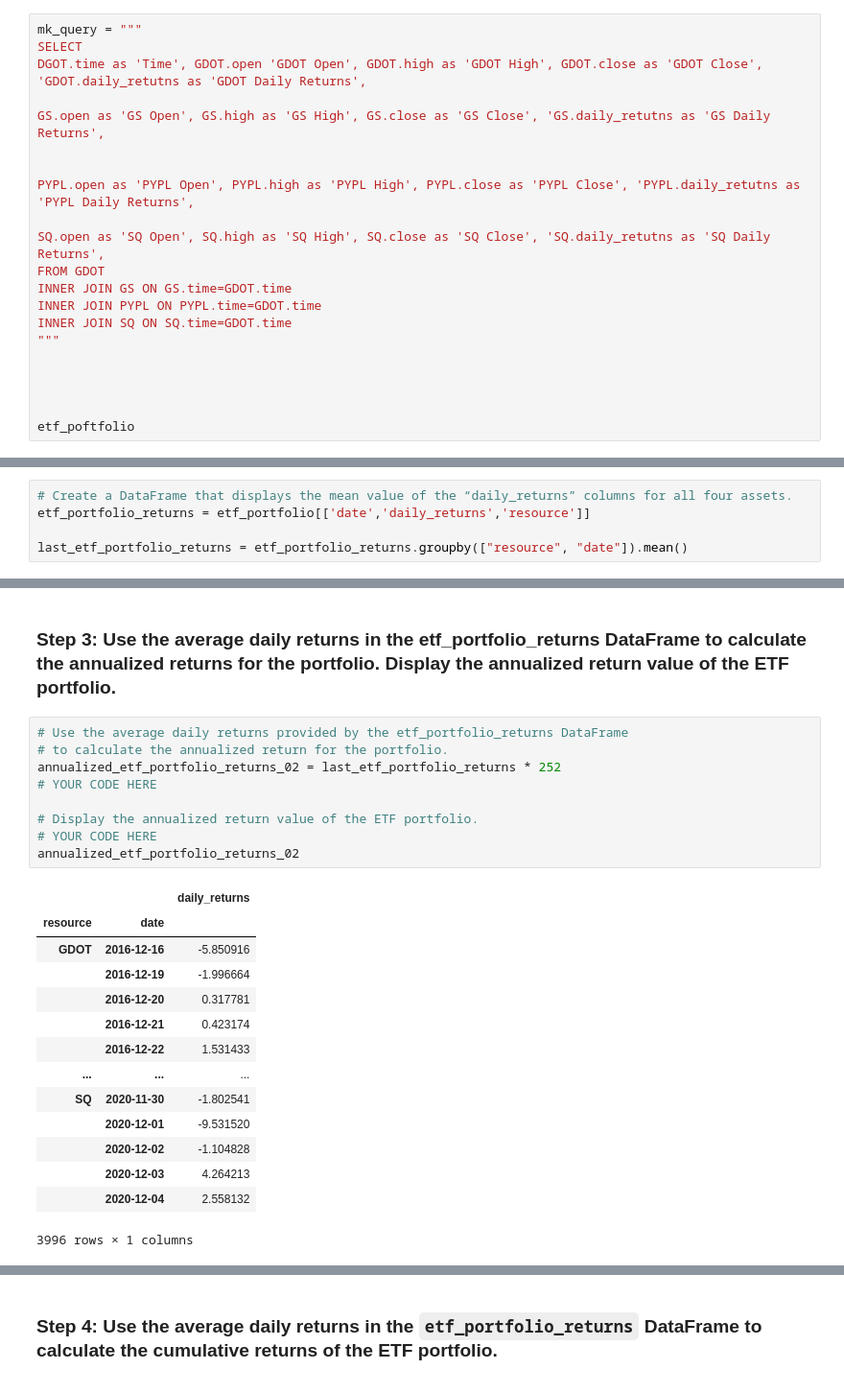
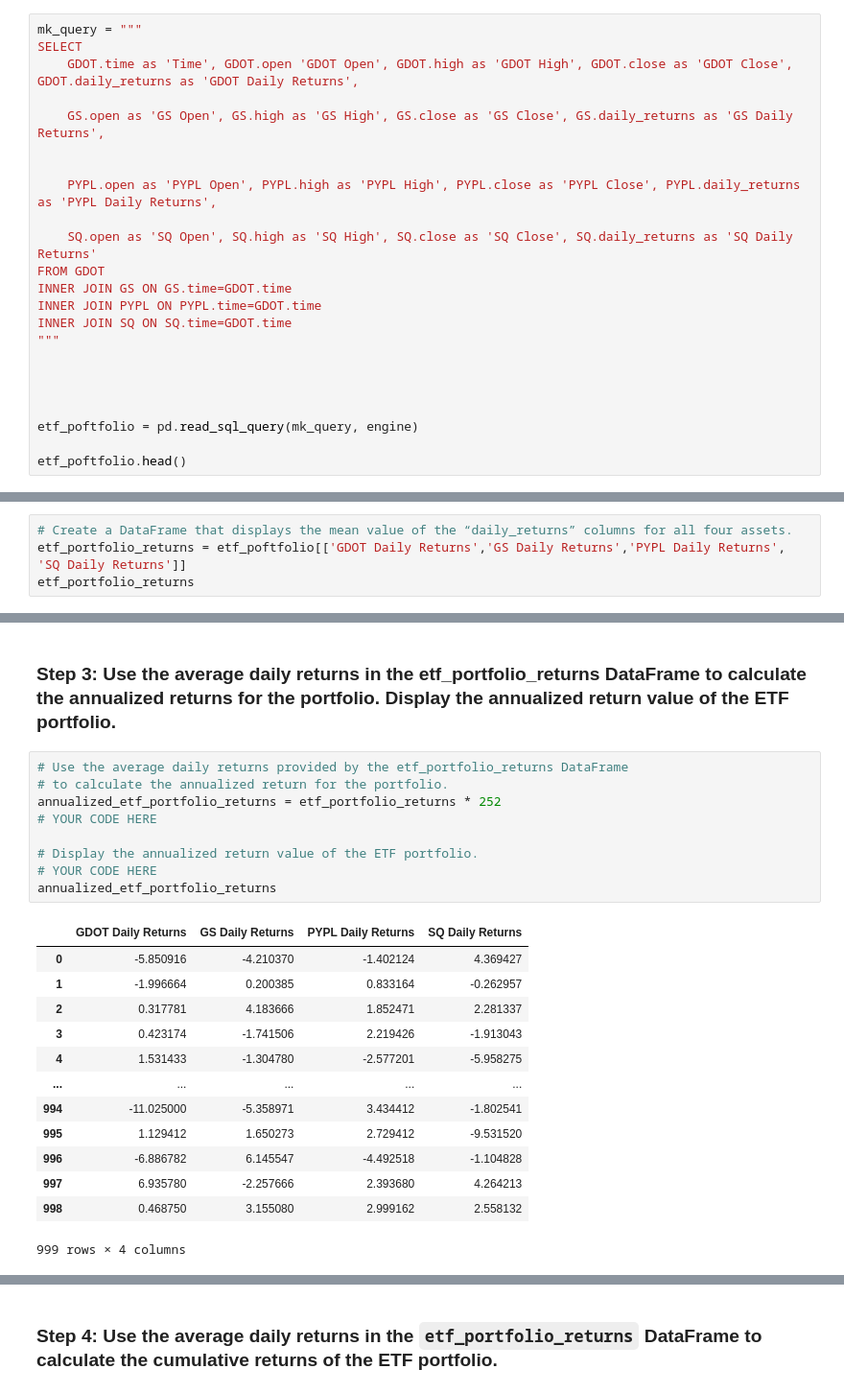
Before and after one commit to MuayThaiLegz/module_07, a Jupyter notebook: etf_analyzer.ipynb, the cells around one changed output, grey strips where cells are left out. Shown at 96% size. Saved outputs shown, nothing was run; the diff lists cells and outputs as text.

```diff
--- a/etf_analyzer.ipynb
+++ b/etf_analyzer.ipynb
@@ -339,14 +339,14 @@ Complete the following steps:
 # %%
 mk_query = """
 SELECT
-DGOT.time as 'Time', GDOT.open 'GDOT Open', GDOT.high as 'GDOT High', GDOT.close as 'GDOT Close', 'GDOT.daily_retutns as 'GDOT Daily Returns',
+    GDOT.time as 'Time', GDOT.open 'GDOT Open', GDOT.high as 'GDOT High', GDOT.close as 'GDOT Close', GDOT.daily_returns as 'GDOT Daily Returns',
 
-GS.open as 'GS Open', GS.high as 'GS High', GS.close as 'GS Close', 'GS.daily_retutns as 'GS Daily Returns',
+    GS.open as 'GS Open', GS.high as 'GS High', GS.close as 'GS Close', GS.daily_returns as 'GS Daily Returns',
 
 
-PYPL.open as 'PYPL Open', PYPL.high as 'PYPL High', PYPL.close as 'PYPL Close', 'PYPL.daily_retutns as 'PYPL Daily Returns',
+    PYPL.open as 'PYPL Open', PYPL.high as 'PYPL High', PYPL.close as 'PYPL Close', PYPL.daily_returns as 'PYPL Daily Returns',
 
-SQ.open as 'SQ Open', SQ.high as 'SQ High', SQ.close as 'SQ Close', 'SQ.daily_retutns as 'SQ Daily Returns',
+    SQ.open as 'SQ Open', SQ.high as 'SQ High', SQ.close as 'SQ Close', SQ.daily_returns as 'SQ Daily Returns'
 FROM GDOT
 INNER JOIN GS ON GS.time=GDOT.time
 INNER JOIN PYPL ON PYPL.time=GDOT.time
@@ -356,5 +356,7 @@ INNER JOIN SQ ON SQ.time=GDOT.time
 
 
 
-etf_poftfolio
+etf_poftfolio = pd.read_sql_query(mk_query, engine)
+
+etf_poftfolio.head()
 # %% [output]
@@ -375,6 +370,5 @@ etf_poftfolio
 ### Step 2: Create a DataFrame that averages the “daily_returns” columns for all four assets. Review the resulting DataFrame.
 # %%
 # Create a DataFrame that displays the mean value of the “daily_returns” columns for all four assets.
-etf_portfolio_returns = etf_portfolio[['date','daily_returns','resource']]
-
-last_etf_portfolio_returns = etf_portfolio_returns.groupby(["resource", "date"]).mean()
+etf_portfolio_returns = etf_poftfolio[['GDOT Daily Returns','GS Daily Returns','PYPL Daily Returns', 'SQ Daily Returns']]
+etf_portfolio_returns
@@ -412,24 +410,23 @@ daily_returns_nice
 # %%
 # Use the average daily returns provided by the etf_portfolio_returns DataFrame
 # to calculate the annualized return for the portfolio.
-annualized_etf_portfolio_returns_02 = last_etf_portfolio_returns * 252
+annualized_etf_portfolio_returns = etf_portfolio_returns * 252
 # YOUR CODE HERE
 
 # Display the annualized return value of the ETF portfolio.
 # YOUR CODE HERE
-annualized_etf_portfolio_returns_02
+annualized_etf_portfolio_returns
 # %% [output]
-|  |  | daily_returns |
-| resource | date |  |
-| GDOT | 2016-12-16 | -5.850916 |
-|  | 2016-12-19 | -1.996664 |
-|  | 2016-12-20 | 0.317781 |
-|  | 2016-12-21 | 0.423174 |
-|  | 2016-12-22 | 1.531433 |
-| ... | ... | ... |
-| SQ | 2020-11-30 | -1.802541 |
-|  | 2020-12-01 | -9.531520 |
-|  | 2020-12-02 | -1.104828 |
-|  | 2020-12-03 | 4.264213 |
-|  | 2020-12-04 | 2.558132 |
+|  | GDOT Daily Returns | GS Daily Returns | PYPL Daily Returns | SQ Daily Returns |
+| 0 | -5.850916 | -4.210370 | -1.402124 | 4.369427 |
+| 1 | -1.996664 | 0.200385 | 0.833164 | -0.262957 |
+| 2 | 0.317781 | 4.183666 | 1.852471 | 2.281337 |
+| 3 | 0.423174 | -1.741506 | 2.219426 | -1.913043 |
+| 4 | 1.531433 | -1.304780 | -2.577201 | -5.958275 |
+| ... | ... | ... | ... | ... |
+| 994 | -11.025000 | -5.358971 | 3.434412 | -1.802541 |
+| 995 | 1.129412 | 1.650273 | 2.729412 | -9.531520 |
+| 996 | -6.886782 | 6.145547 | -4.492518 | -1.104828 |
+| 997 | 6.935780 | -2.257666 | 2.393680 | 4.264213 |
+| 998 | 0.468750 | 3.155080 | 2.999162 | 2.558132 |
-3996 rows × 1 columns
+999 rows × 4 columns
```
Also changed, not shown: parts of 12 cells of this notebook.
